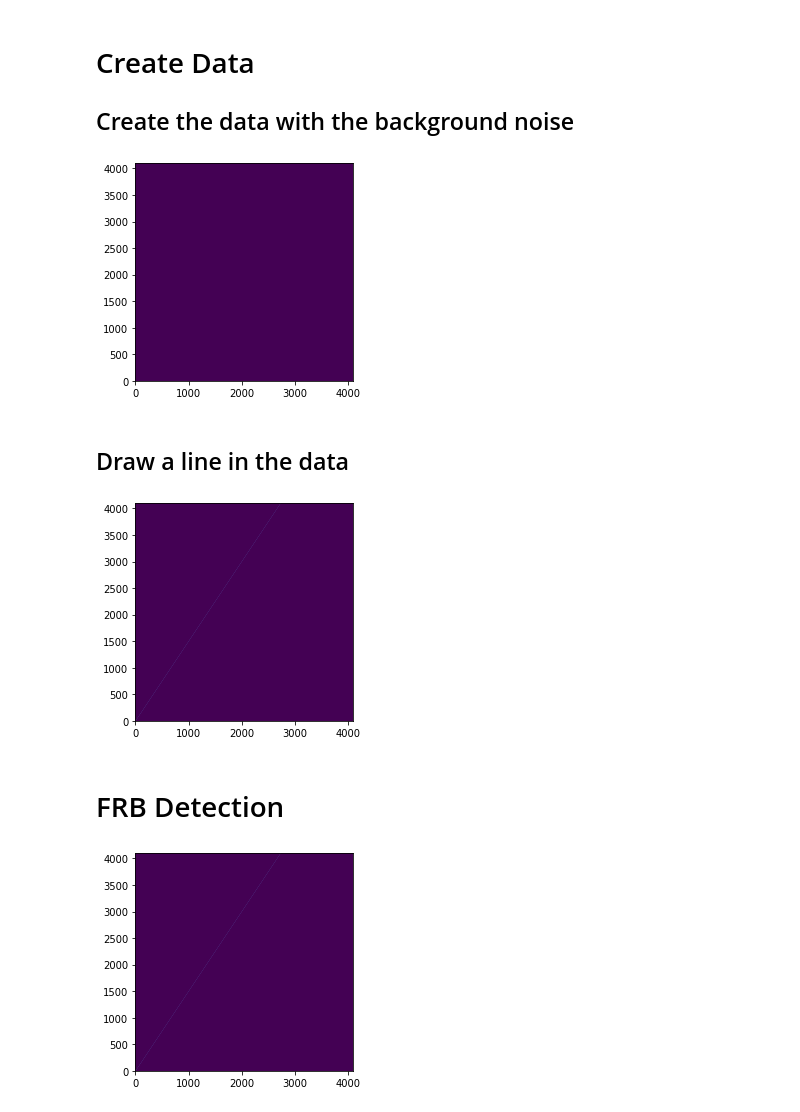
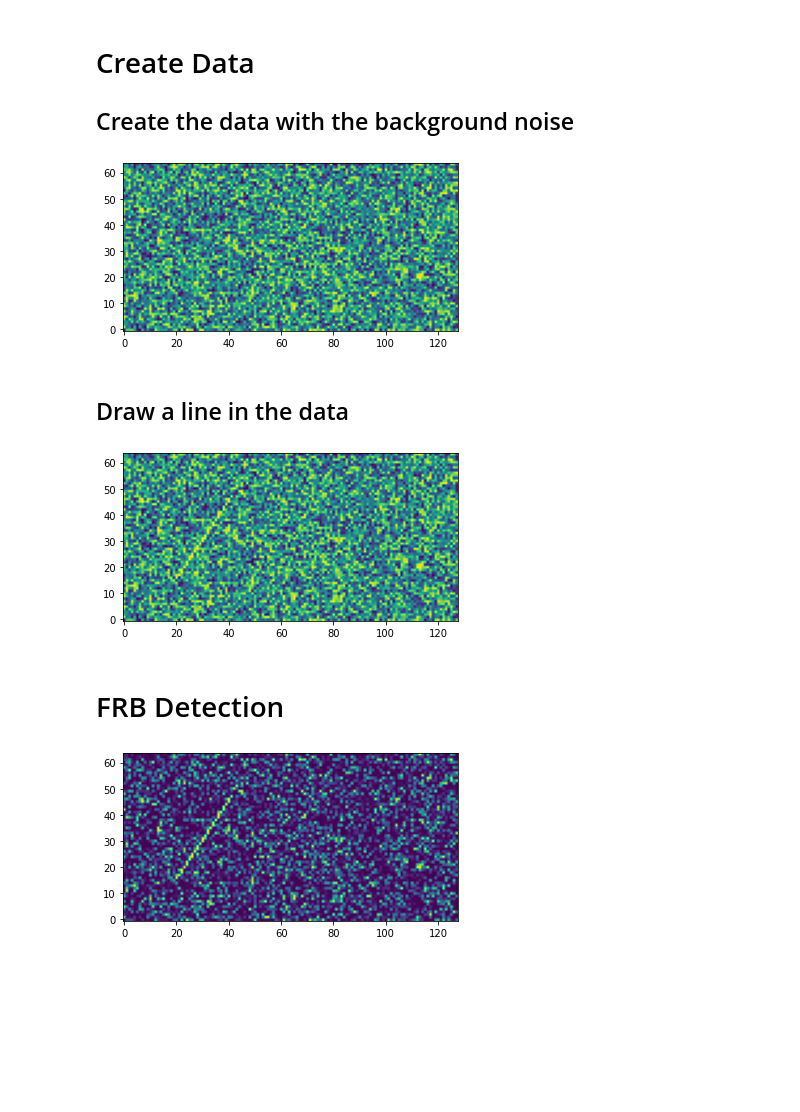
Before and after one commit to brandon-feder/BNL-FRB-Detection, a Jupyter notebook: generateData.ipynb, the cells around one changed output. Saved outputs shown, nothing was run; the diff lists cells and outputs as text; code cells hidden in the pictures; blank space fills up the shorter version.

```diff
--- a/generateData.ipynb
+++ b/generateData.ipynb
@@ -9,41 +16,39 @@ import numba as nb
 # %%
-N_FREQUENCY_CHANNELS = 4096 # Must be power of 2
-N_TIME_SAMPLES = 4096 # Must be >= N_FREQUENCY_CHANNELS
+N_FREQUENCY_CHANNELS = 64 # Must be power of 2
+N_TIME_SAMPLES = 128 # Must be >= N_FREQUENCY_CHANNELS
 
 # Upper bound of the FRB
-UPPER_BOUND = np.random.random()*N_FREQUENCY_CHANNELS
+UPPER_BOUND = int(np.random.random()*N_FREQUENCY_CHANNELS)
 
 # Lower bound of the FRB
-LOWER_BOUND = np.random.random()*UPPER_BOUND
+LOWER_BOUND = int(np.random.random()*UPPER_BOUND)
 
-LOWER_BOUND = 0
-UPPER_BOUND = N_FREQUENCY_CHANNELS
+UPPER_BOUND = 3*N_FREQUENCY_CHANNELS//4
+LOWER_BOUND = 1*N_FREQUENCY_CHANNELS//4
 
 # RFI intensitiy will be in range [0, RFI_STRENGTH)
-RFI_STRENGTH = 0
+RFI_STRENGTH = 1
 
 # FRB intensity will be in range [FRB_MIN_STRENGTH, FRB_MAX_STRENGTH)
-FRB_MAX_STRENGTH = 1
-FRB_MIN_STRENGTH = 1
+FRB_MAX_STRENGTH = 2
+FRB_MIN_STRENGTH = 2
 
 # Experimental
-ADD_FRB_NOISE = False
-FRB_NOISE_STRENGTH = 0
 
-EMPHASIZE = False
+EMPHASIZE = True
 LOW_FILTER = False
 
-LOW_FILTER_MAX = 5
+LOW_FILTER_MAX = 2
 # %% [markdown]
 # Create Data
 ## Create the data with the background noise
 # %%
-data = np.random.random( (N_FREQUENCY_CHANNELS, N_TIME_SAMPLES) )*RFI_STRENGTH
+data = np.random.random( (N_FREQUENCY_CHANNELS, N_TIME_SAMPLES) )*RFI_STRENGTH+1
 # %%
 plt.imshow(data, origin="lower")
 plt.show()
 # %% [output]
-[figure, old version]
+[figure, new version]
 # %% [markdown]
 ## Draw a line in the data
 # %%
@@ -56,16 +61,13 @@ def draw_line(data, m, X):
 # %%
 m = math.tan(np.random.random()*math.pi/4 + math.pi/4) # Choose a ranom slope in range [PI/4, PI/2)
 x_intercept = np.random.random()*N_TIME_SAMPLES # Choose a random x intercept in range [0, N_SAMPLES)
-
-m = 1.5
-x_intercept = 10
 
 data = draw_line(data, 1/m, x_intercept) # Draw the line
 
 plt.imshow(data, origin="lower")
 plt.show()
 # %% [output]
-[figure, old version]
+[figure, new version]
 # %% [markdown]
 # FRB Detection
 # %%
@@ -86,7 +88,7 @@ data = filter(data)
 plt.imshow(data, origin="lower")
 plt.show()
 # %% [output]
-[figure, old version]
+[figure, new version]
 # %%
 def line_detection_slosar(data):
     todo = [data]
```
Also changed, not shown: parts of 5 cells of this notebook, 2 other files.
